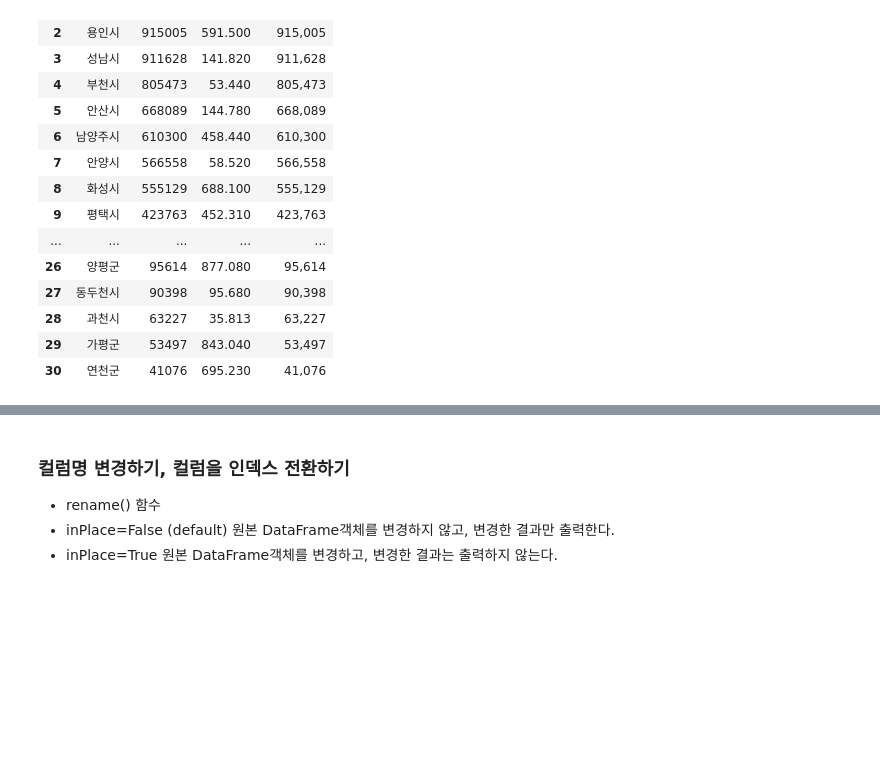
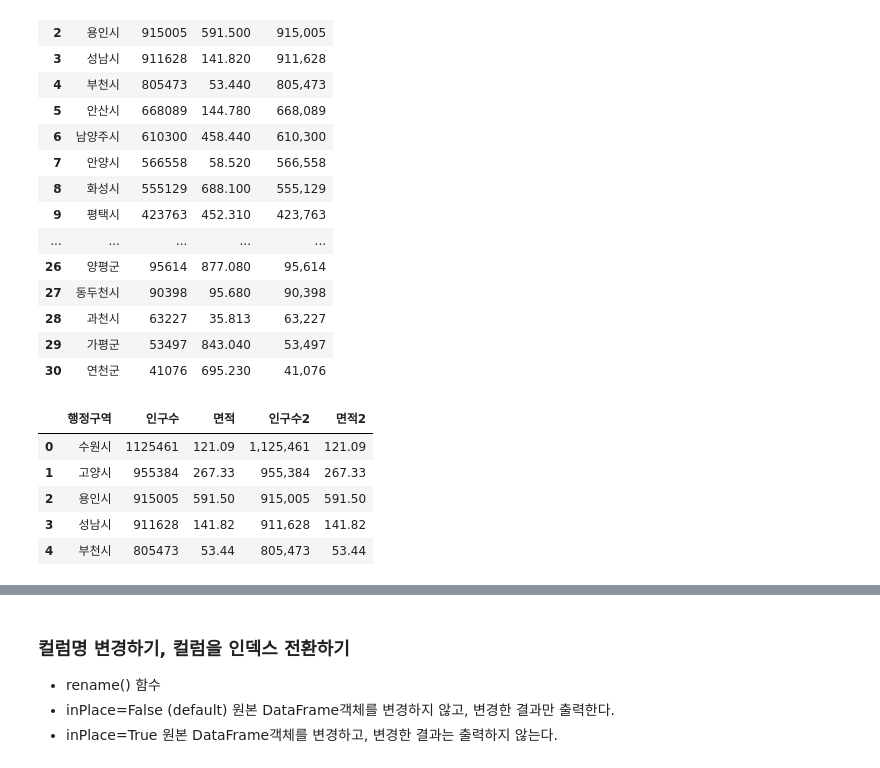
Before and after one commit to SJY8179/Python_Webscrapping_Analysis, a Jupyter notebook: 03-1.행정구역정보_분석과시각화.ipynb, the cells around one changed output, grey strips where cells are left out. Cells and saved outputs as stored; diff of their text form; code cells hidden in the pictures; blank space fills up the shorter version.

```diff
--- a/03-1.행정구역정보_분석과시각화.ipynb
+++ b/03-1.행정구역정보_분석과시각화.ipynb
@@ -371,7 +371,15 @@ gy_df
 | 30 | 연천군 | 41076 | 695.230 | 41,076 |
 # %%
 #면적2라는 새로운 컬럼을 생성하면서 면적의 값을 소수점 이하 2자리, , map(Lambda arg:body)
-gy_df['면적'] = gy_df['면적'].map(lambda val:f"{val:.2f}")
+gy_df['면적2'] = gy_df['면적'].map(lambda val:f"{val:.2f}")
+gy_df.head()
+# %% [output]
+|  | 행정구역 | 인구수 | 면적 | 인구수2 | 면적2 |
+| 0 | 수원시 | 1125461 | 121.09 | 1,125,461 | 121.09 |
+| 1 | 고양시 | 955384 | 267.33 | 955,384 | 267.33 |
+| 2 | 용인시 | 915005 | 591.50 | 915,005 | 591.50 |
+| 3 | 성남시 | 911628 | 141.82 | 911,628 | 141.82 |
+| 4 | 부천시 | 805473 | 53.44 | 805,473 | 53.44 |
 # %%
 # 면적이 > 1000 큰 조건과 매핑되는 새로운 DataFrame 생성 area_1000 라는 변수에 저장하기
 
```
Also changed, not shown: parts of 10 cells of this notebook.
